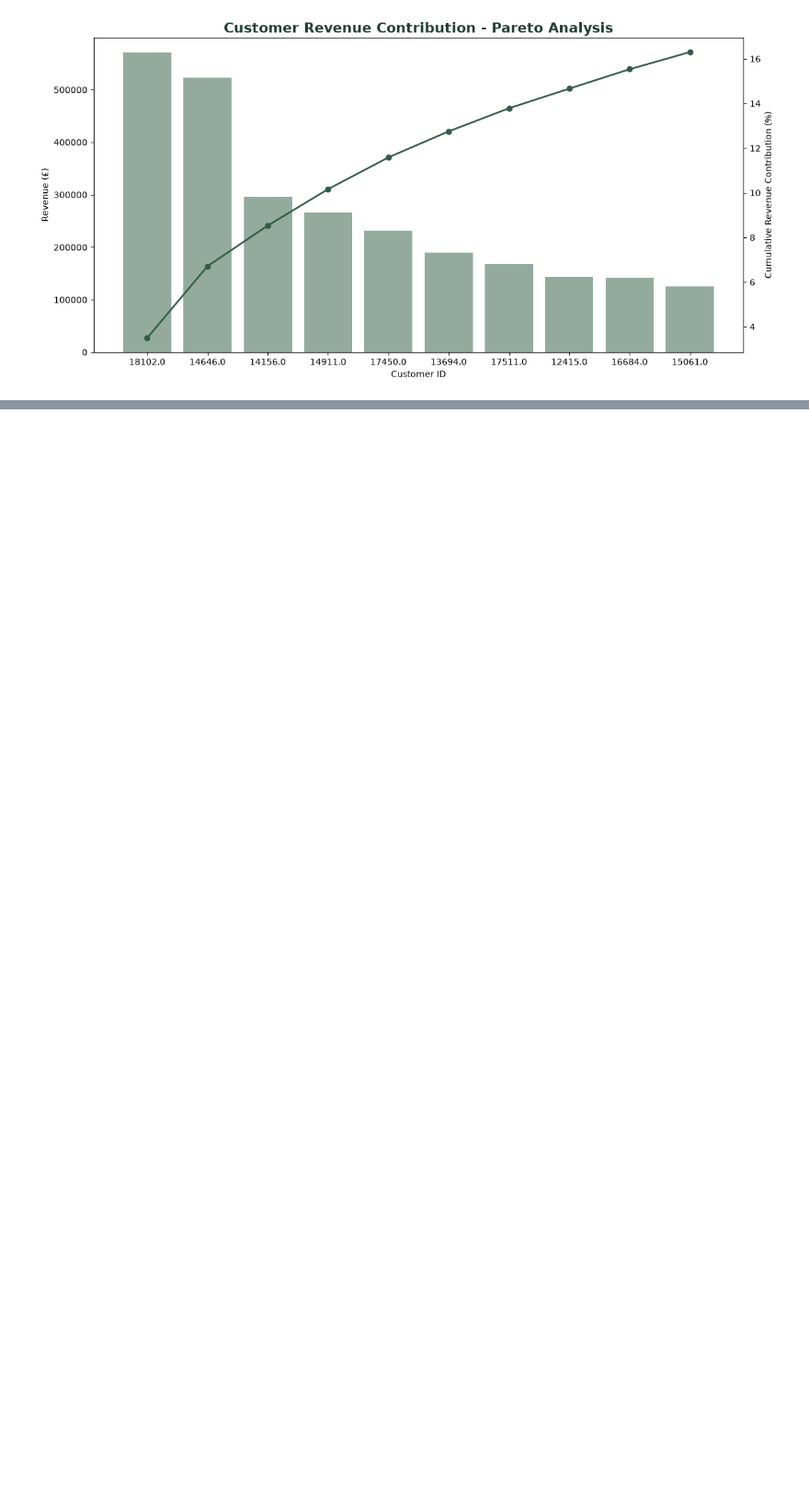
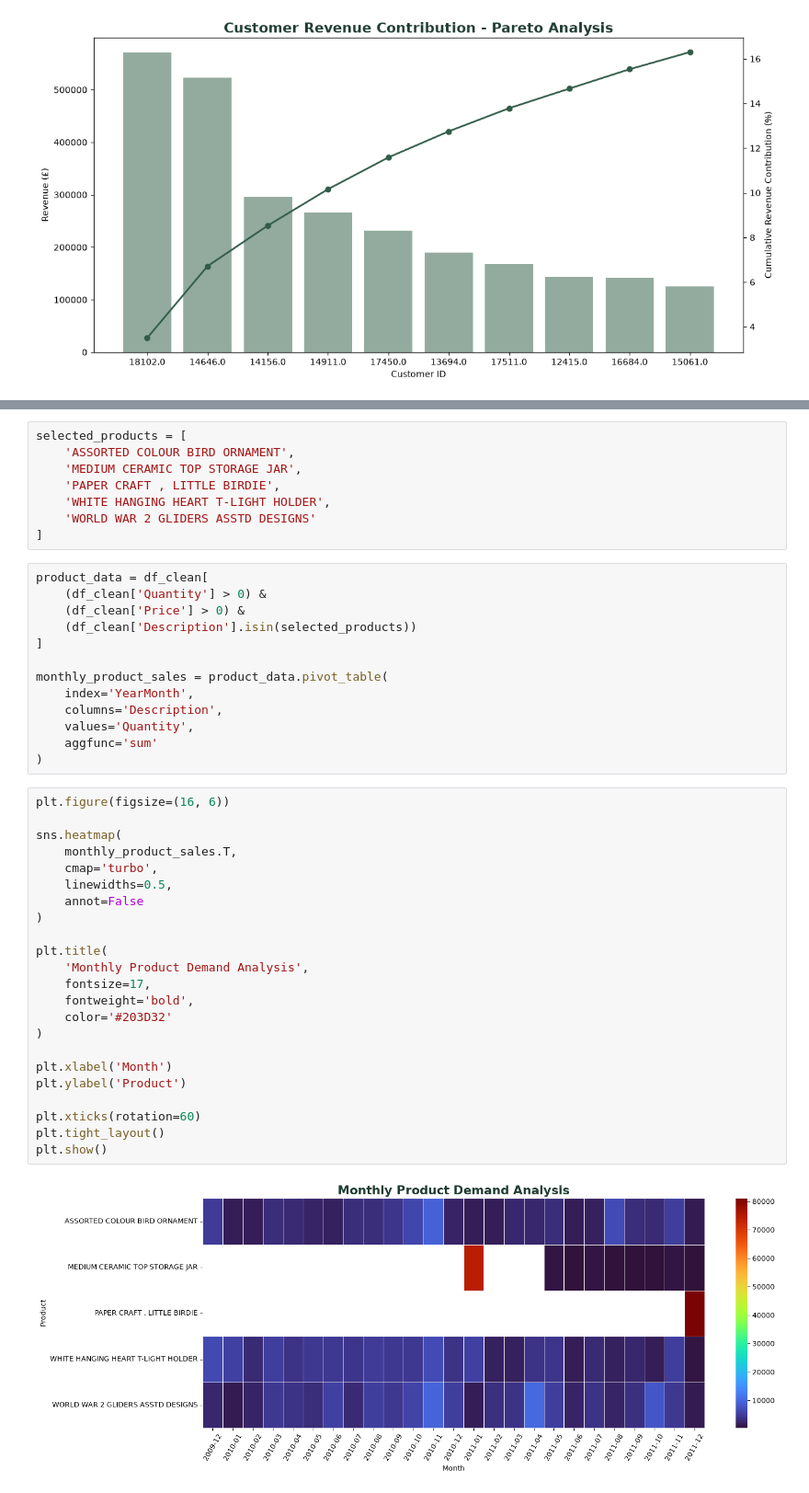
Before and after one commit to purvxi/Retail_Sales_Intelligence, a Jupyter notebook: Notebooks/visualization.ipynb, the cells around one changed output, grey strips where cells are left out. Shown at 92% size. Saved outputs shown, nothing was run; the diff lists cells and outputs as text; blank space fills up the shorter version.

```diff
--- a/Notebooks/visualization.ipynb
+++ b/Notebooks/visualization.ipynb
@@ -218,0 +244,46 @@ Cufflinks: 0.17.3
+# %%
+selected_products = [
+    'ASSORTED COLOUR BIRD ORNAMENT',
+    'MEDIUM CERAMIC TOP STORAGE JAR',
+    'PAPER CRAFT , LITTLE BIRDIE',
+    'WHITE HANGING HEART T-LIGHT HOLDER',
+    'WORLD WAR 2 GLIDERS ASSTD DESIGNS'
+]
+# %%
+product_data = df_clean[
+    (df_clean['Quantity'] > 0) &
+    (df_clean['Price'] > 0) &
+    (df_clean['Description'].isin(selected_products))
+]
+
+monthly_product_sales = product_data.pivot_table(
+    index='YearMonth',
+    columns='Description',
+    values='Quantity',
+    aggfunc='sum'
+)
+# %%
+plt.figure(figsize=(16, 6))
+
+sns.heatmap(
+    monthly_product_sales.T,
+    cmap='turbo',
+    linewidths=0.5,
+    annot=False
+)
+
+plt.title(
+    'Monthly Product Demand Analysis',
+    fontsize=17,
+    fontweight='bold',
+    color='#203D32'
+)
+
+plt.xlabel('Month')
+plt.ylabel('Product')
+
+plt.xticks(rotation=60)
+plt.tight_layout()
+plt.show()
+# %% [output]
+[figure, added]
```
Also changed, not shown: parts of 2 cells of this notebook.
